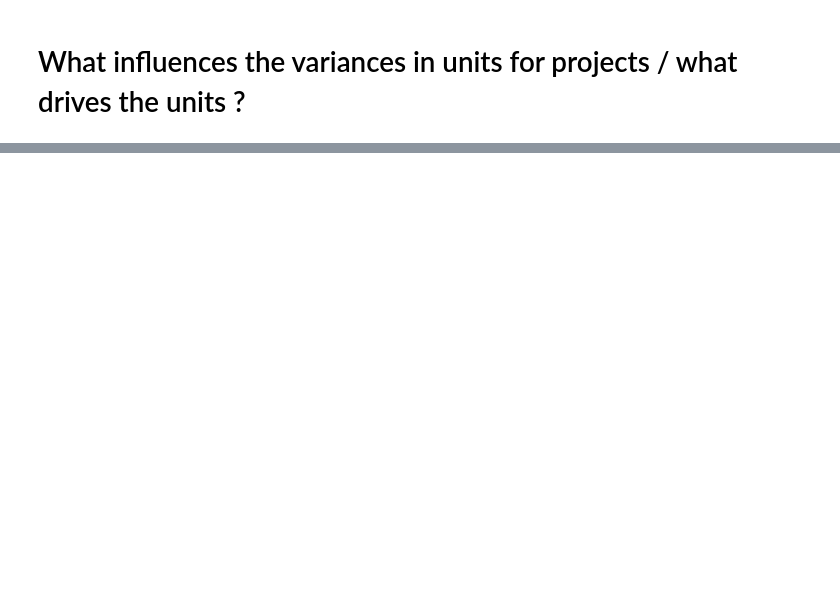
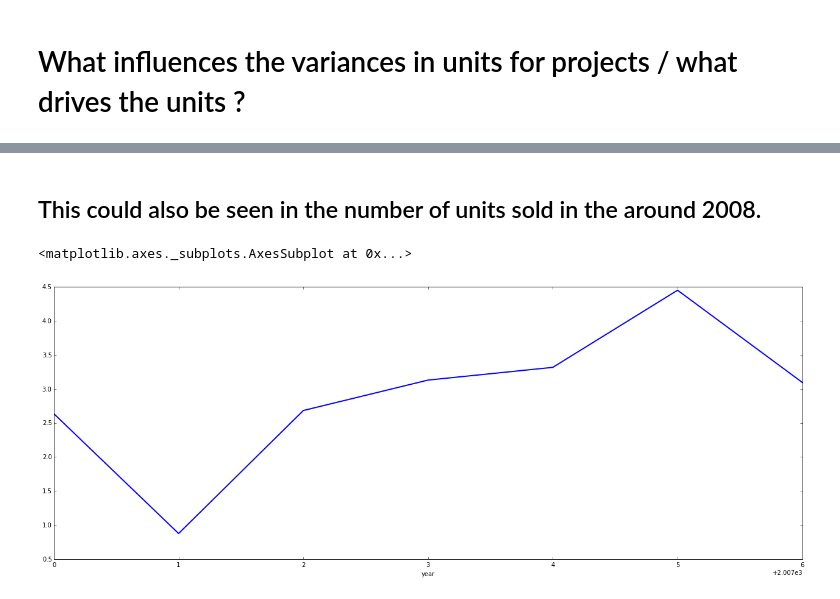
Before and after one commit to Devang-25/codeRiddles, a Jupyter notebook: gramener/property_singapore/prop_corr.ipynb, the cells around one changed output, grey strips where cells are left out. Cells and saved outputs as stored; diff of their text form; code cells hidden in the pictures; blank space fills up the shorter version.

```diff
--- a/gramener/property_singapore/prop_corr.ipynb
+++ b/gramener/property_singapore/prop_corr.ipynb
@@ -170,0 +110,8 @@ test[['Median Price($psm) # in the Month Number Sold By Price Range']].plot(figs
+# %% [markdown]
+## This could also be seen in the number of units sold in the around 2008.
+# %%
+df_agg.sortlevel(0).groupby(level=0).mean()['Units Sold in the Month'].plot(figsize=(22,8),
+                             linewidth=2)
+# %% [output]
+<matplotlib.axes._subplots.AxesSubplot at 0x...>
+[figure, added]
```
Also changed, not shown: parts of 39 cells of this notebook, 1 other file.
